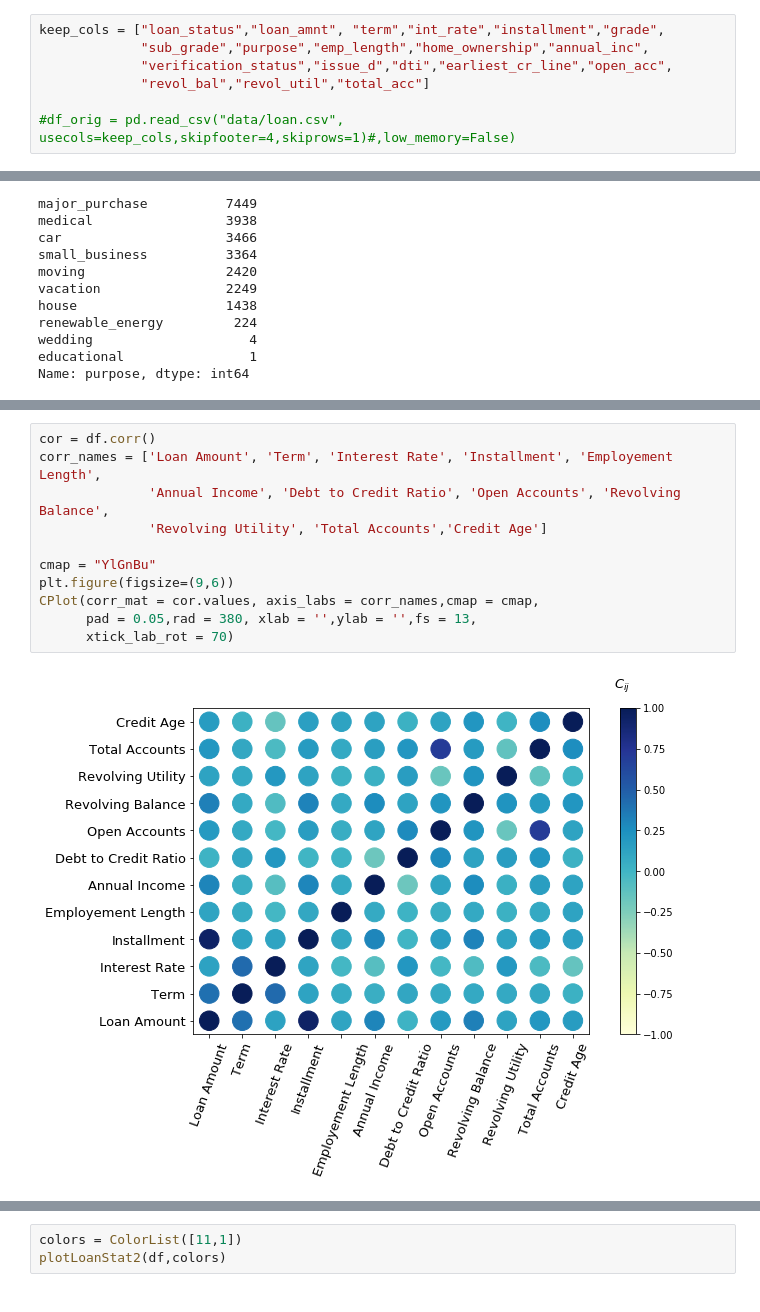
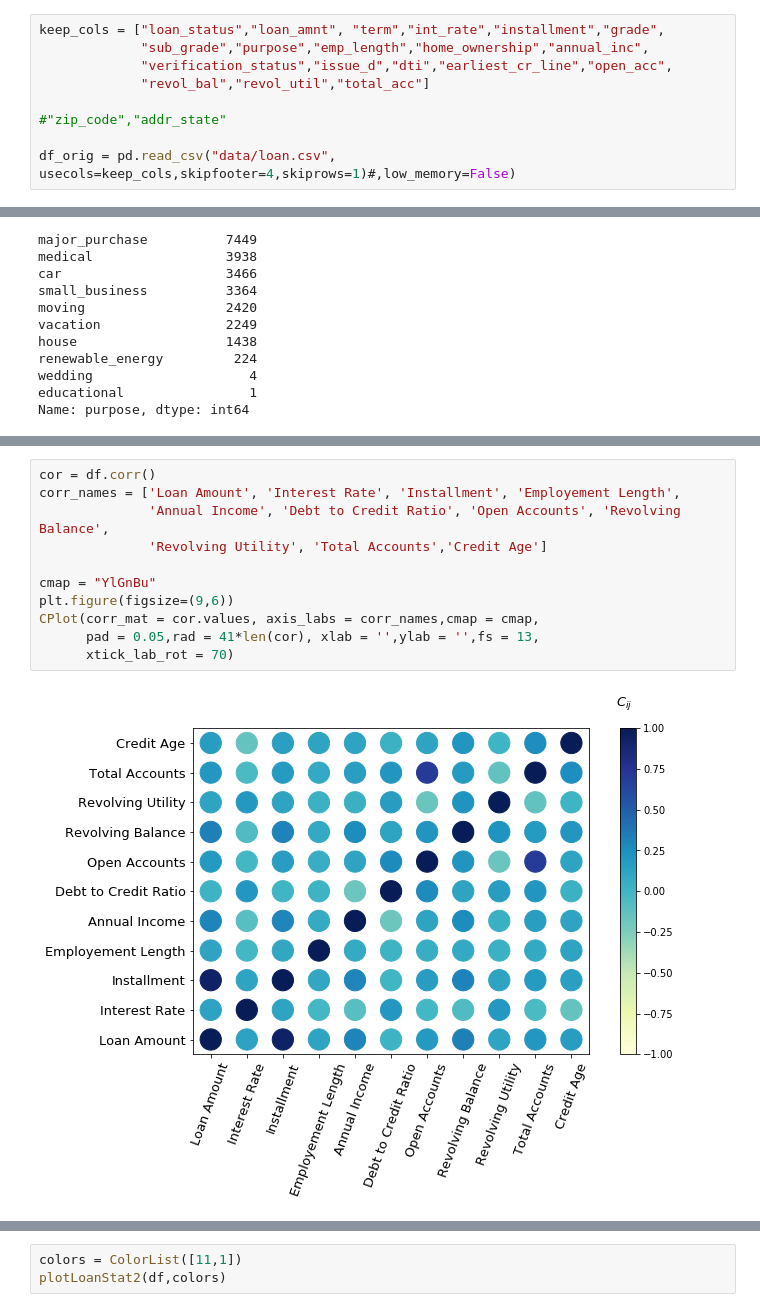
Before and after one commit to truzmeto/LoanStatusPrediction, a Jupyter notebook: kernel.ipynb, the cells around one changed output, grey strips where cells are left out. Saved outputs shown, nothing was run; the diff lists cells and outputs as text.

```diff
--- a/kernel.ipynb
+++ b/kernel.ipynb
@@ -69,7 +69,9 @@ keep_cols = ["loan_status","loan_amnt", "term","int_rate","installment","grade",
              "verification_status","issue_d","dti","earliest_cr_line","open_acc",
              "revol_bal","revol_util","total_acc"]
 
-#df_orig = pd.read_csv("data/loan.csv", usecols=keep_cols,skipfooter=4,skiprows=1)#,low_memory=False)
+#"zip_code","addr_state"
+
+df_orig = pd.read_csv("data/loan.csv", usecols=keep_cols,skipfooter=4,skiprows=1)#,low_memory=False)
 # %%
 df = df_orig
 df.info()
@@ -256,14 +287,14 @@ iplot(fig)
 # %%
 cor = df.corr()
-corr_names = ['Loan Amount', 'Term', 'Interest Rate', 'Installment', 'Employement Length',
+corr_names = ['Loan Amount', 'Interest Rate', 'Installment', 'Employement Length',
               'Annual Income', 'Debt to Credit Ratio', 'Open Accounts', 'Revolving Balance',
               'Revolving Utility', 'Total Accounts','Credit Age']
 
 cmap = "YlGnBu"
 plt.figure(figsize=(9,6))
 CPlot(corr_mat = cor.values, axis_labs = corr_names,cmap = cmap,
-      pad = 0.05,rad = 380, xlab = '',ylab = '',fs = 13,
+      pad = 0.05,rad = 41*len(cor), xlab = '',ylab = '',fs = 13,
       xtick_lab_rot = 70)
 # %% [output]
-[figure, old version]
+[figure, new version]
 # %% [markdown]
```
Also changed, not shown: parts of 78 cells of this notebook, 10 other files.
